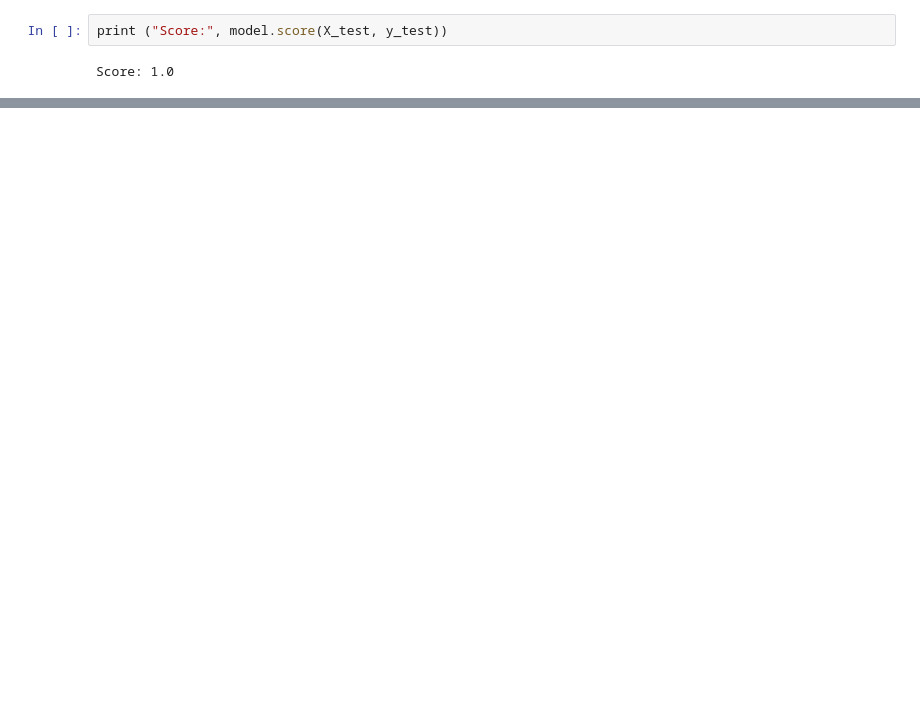
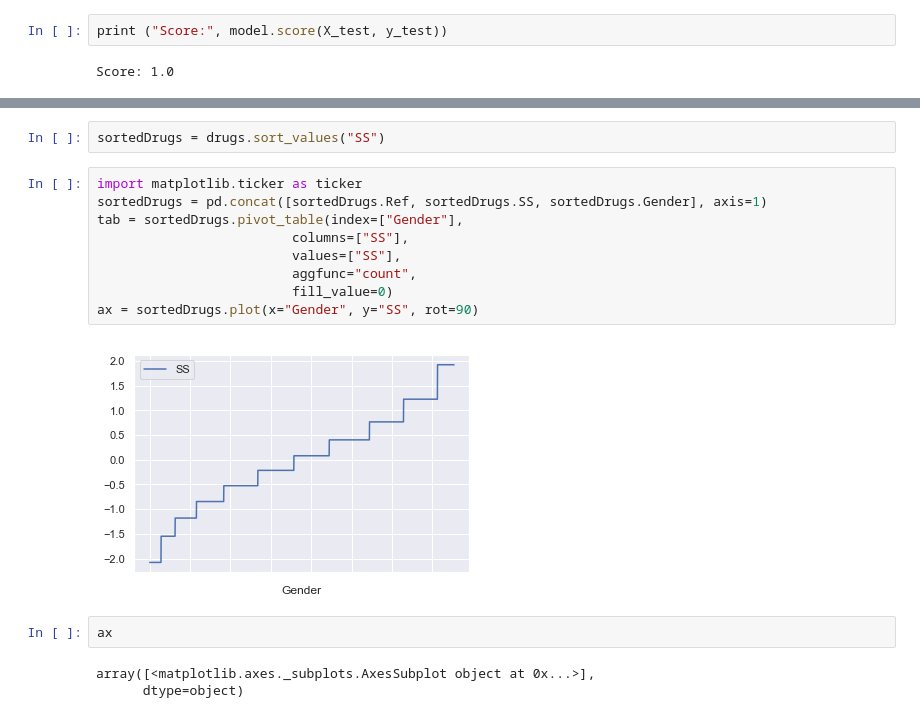
Before and after one commit to FearlessClock/PythonDataAnalyste, a Jupyter notebook: Drug consumption.ipynb, the cells around one changed output, grey strips where cells are left out. Cells and saved outputs as stored; diff of their text form; blank space fills up the shorter version.

```diff
--- a/Drug consumption.ipynb
+++ b/Drug consumption.ipynb
@@ -498,0 +576,18 @@ array([3.00000000e+00, 1.05364834e-16, 1.60841843e-16, 3.00000000e+00,
+# %%
+sortedDrugs = drugs.sort_values("SS")
+# %%
+import matplotlib.ticker as ticker
+sortedDrugs = pd.concat([sortedDrugs.Ref, sortedDrugs.SS, sortedDrugs.Gender], axis=1)
+tab = sortedDrugs.pivot_table(index=["Gender"],
+                         columns=["SS"],
+                         values=["SS"],
+                         aggfunc="count",
+                         fill_value=0)
+ax = sortedDrugs.plot(x="Gender", y="SS", rot=90)
+# %% [output]
+[figure, added]
+# %%
+ax
+# %% [output]
+array([<matplotlib.axes._subplots.AxesSubplot object at 0x...>],
+      dtype=object)
```
Also changed, not shown: parts of 20 cells of this notebook.
